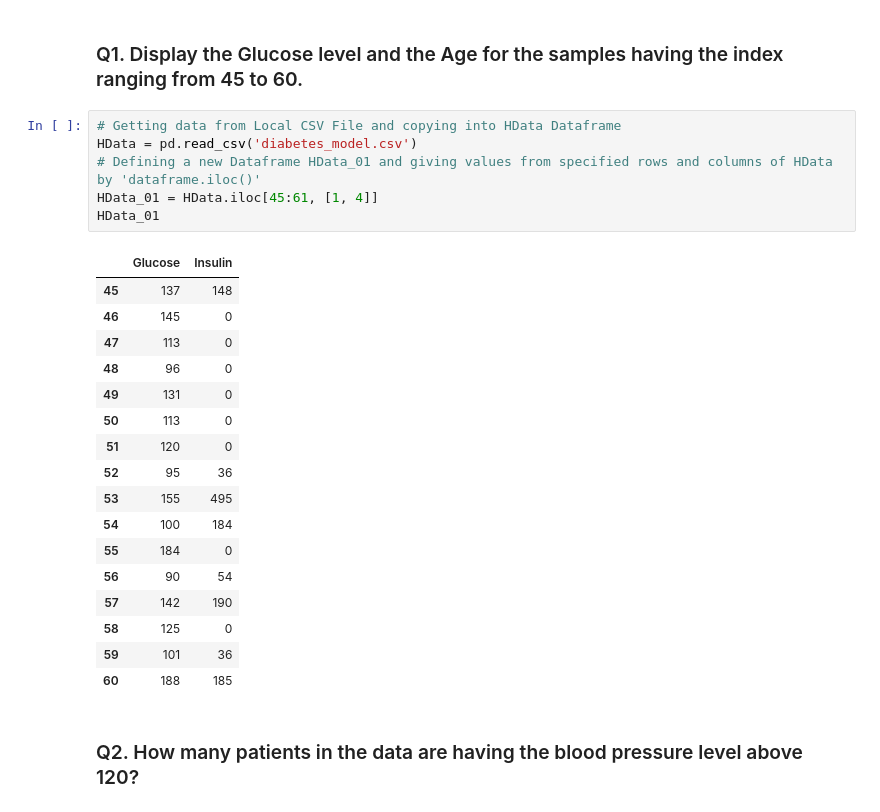
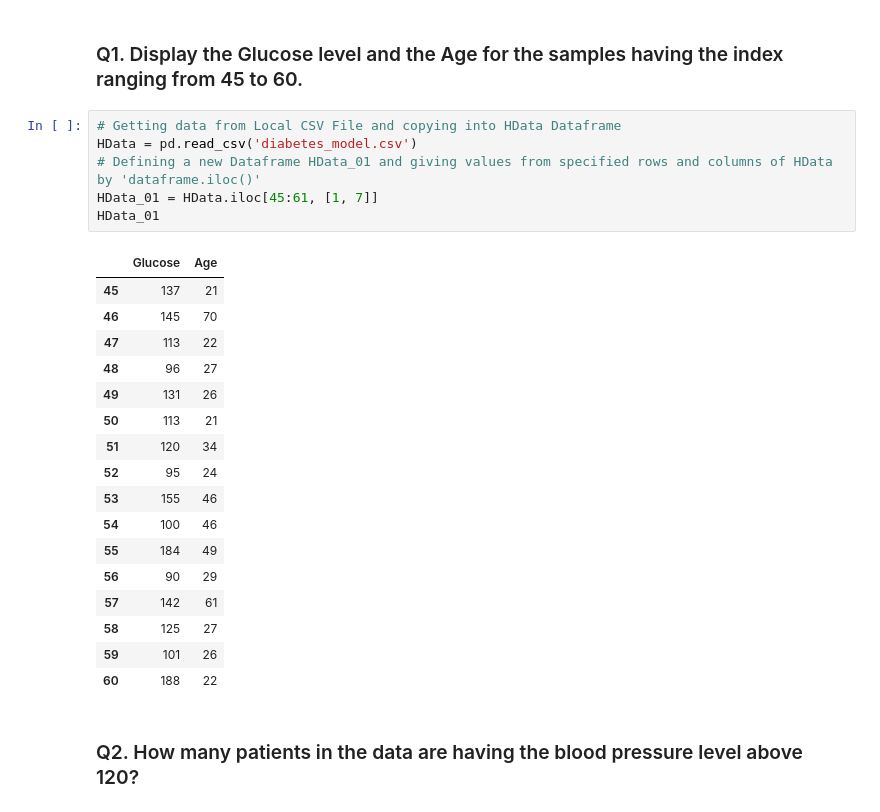
Before and after one commit to FlareWings/Group-Assignments, a Jupyter notebook: Week 04/Solved Q&A activity student file.ipynb, the cells around one changed output. Saved outputs shown, nothing was run; the diff lists cells and outputs as text.

```diff
--- a/Week 04/Solved Q&A activity student file.ipynb
+++ b/Week 04/Solved Q&A activity student file.ipynb
@@ -65,27 +65,27 @@ RData.style.background_gradient(cmap='Greens')
 # %%
 # Getting data from Local CSV File and copying into HData Dataframe
 HData = pd.read_csv('diabetes_model.csv')
 # Defining a new Dataframe HData_01 and giving values from specified rows and columns of HData by 'dataframe.iloc()'
-HData_01 = HData.iloc[45:61, [1, 4]]
+HData_01 = HData.iloc[45:61, [1, 7]]
 HData_01
 # %% [output]
-|  | Glucose | Insulin |
-| 45 | 137 | 148 |
-| 46 | 145 | 0 |
-| 47 | 113 | 0 |
-| 48 | 96 | 0 |
-| 49 | 131 | 0 |
-| 50 | 113 | 0 |
-| 51 | 120 | 0 |
-| 52 | 95 | 36 |
-| 53 | 155 | 495 |
-| 54 | 100 | 184 |
-| 55 | 184 | 0 |
-| 56 | 90 | 54 |
-| 57 | 142 | 190 |
-| 58 | 125 | 0 |
-| 59 | 101 | 36 |
-| 60 | 188 | 185 |
+|  | Glucose | Age |
+| 45 | 137 | 21 |
+| 46 | 145 | 70 |
+| 47 | 113 | 22 |
+| 48 | 96 | 27 |
+| 49 | 131 | 26 |
+| 50 | 113 | 21 |
+| 51 | 120 | 34 |
+| 52 | 95 | 24 |
+| 53 | 155 | 46 |
+| 54 | 100 | 46 |
+| 55 | 184 | 49 |
+| 56 | 90 | 29 |
+| 57 | 142 | 61 |
+| 58 | 125 | 27 |
+| 59 | 101 | 26 |
+| 60 | 188 | 22 |
 # %% [markdown]
 ### Q2. How many patients in the data are having the blood pressure level above 120?
 # %%
```
